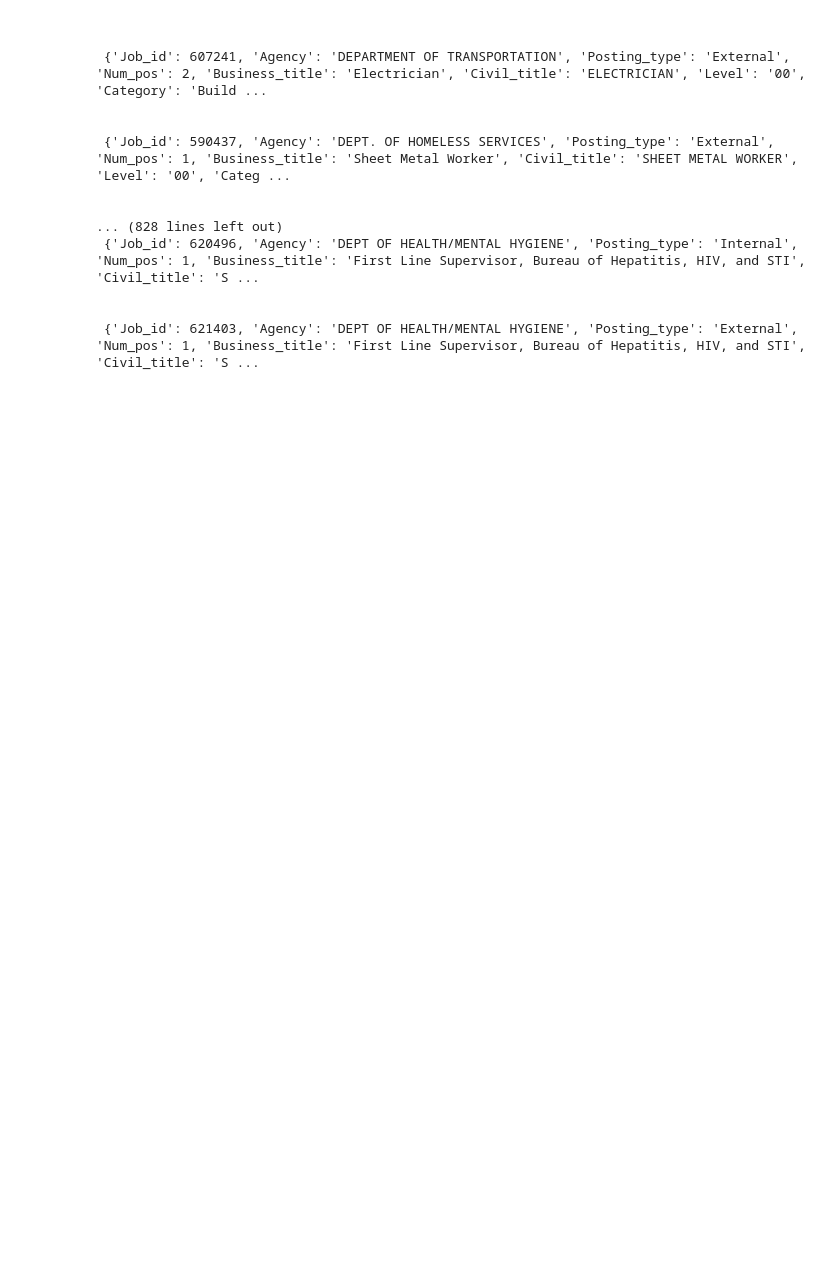
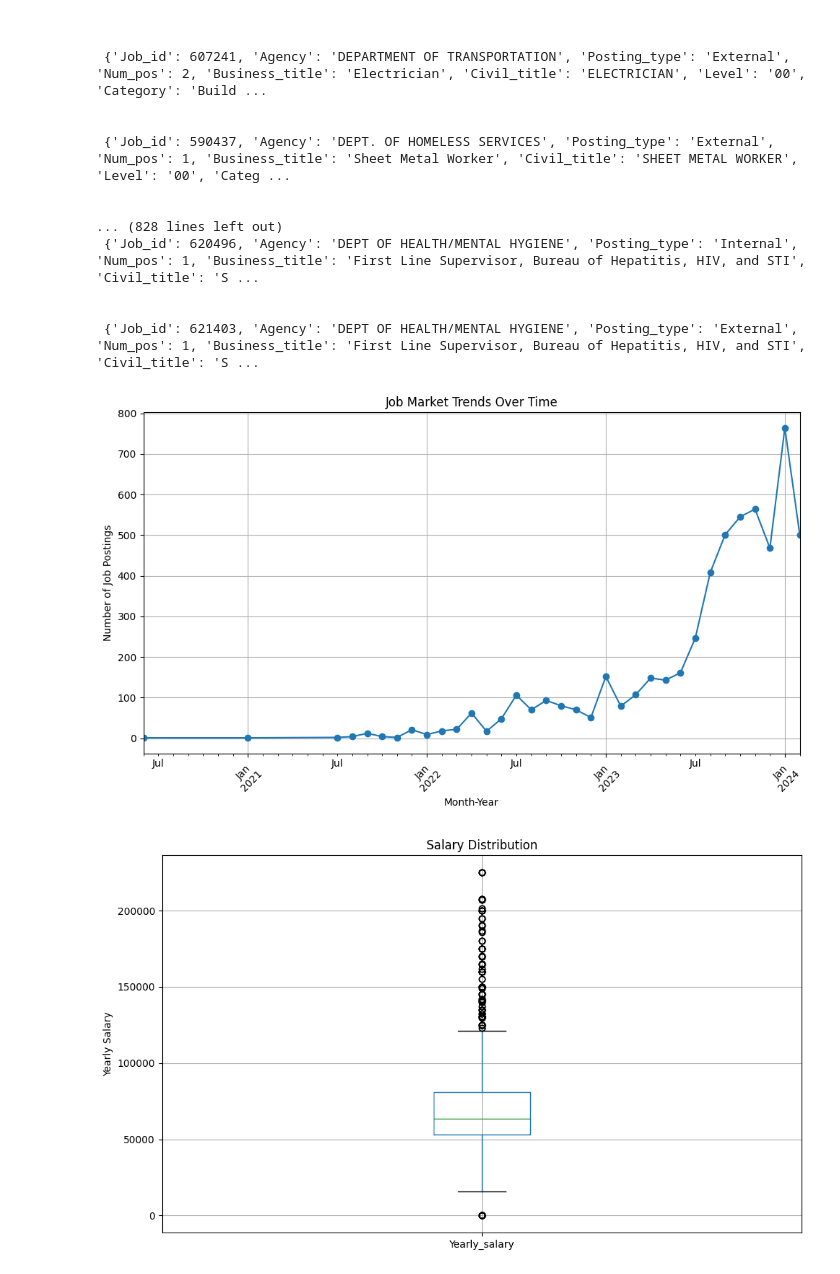
Before and after one commit to Fearnall-Jason/Team4_Capstone, a Jupyter notebook: cleaning_code_capstone2.ipynb, the cells around one changed output. Cells and saved outputs as stored; diff of their text form; code cells hidden in the pictures; blank space fills up the shorter version.

Commit message:
added job market trends

```diff
--- a/cleaning_code_capstone2.ipynb
+++ b/cleaning_code_capstone2.ipynb
@@ -89,3 +98,62 @@ for row in rows:
 
 # # Convert DataFrame to JSON string
 # json_data = df.to_json()
+# %%
+
+
+# Job Market Trends Analysis
+df['Post_Date'] = pd.to_datetime(df['Post_Date'])
+df['month_year'] = df['Post_Date'].dt.to_period('M')
+trend_data = df.groupby('month_year').size()
+
+plt.figure(figsize=(10, 6))
+trend_data.plot(kind='line', marker='o')
+plt.title('Job Market Trends Over Time')
+plt.xlabel('Month-Year')
+plt.ylabel('Number of Job Postings')
+plt.xticks(rotation=45)
+plt.grid(True)
+plt.tight_layout()
+plt.show()
+
+# Salary Analysis
+plt.figure(figsize=(10, 6))
+df.boxplot(column='Yearly_salary')
+plt.title('Salary Distribution')
+plt.ylabel('Yearly Salary')
+plt.tight_layout()
+plt.show()
+
+# Job Type Analysis
+job_type_data = df['Posting_type'].value_counts()
+
+plt.figure(figsize=(8, 5))
+job_type_data.plot(kind='bar', color='red')
+plt.title('Job Posting Type Distribution')
+plt.xlabel('Posting Type')
+plt.ylabel('Number of Postings')
+plt.xticks(rotation=0)
+plt.tight_layout()
+plt.show()
+
+# Location Analysis
+query = """
+    SELECT Location, COUNT(*) as num_postings
+    FROM NYC_job_postings
+    GROUP BY Location
+    ORDER BY num_postings DESC
+    LIMIT 5
+"""
+
+top_locations_df = pd.read_sql(query, con=engine)
+plt.figure(figsize=(10, 6))
+plt.bar(top_locations_df['Location'], top_locations_df['num_postings'], color='green')
+plt.title('Top 5 Posting Locations')
+plt.xlabel('Location')
+plt.ylabel('Number of Postings')
+plt.xticks(rotation=45)
+plt.tight_layout()
+plt.show()
+# %% [output]
+[figure, added]
+[figure, added]
```
Also changed, not shown: parts of 5 cells of this notebook, 1 other file.
